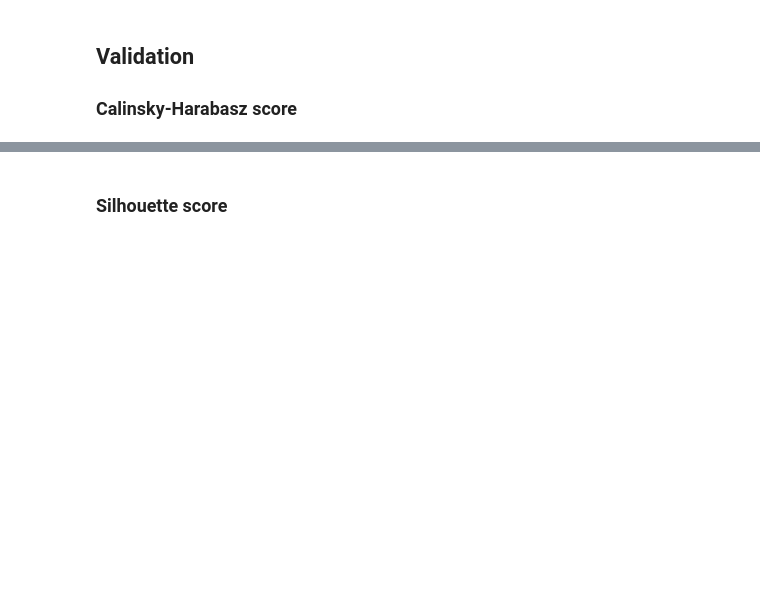
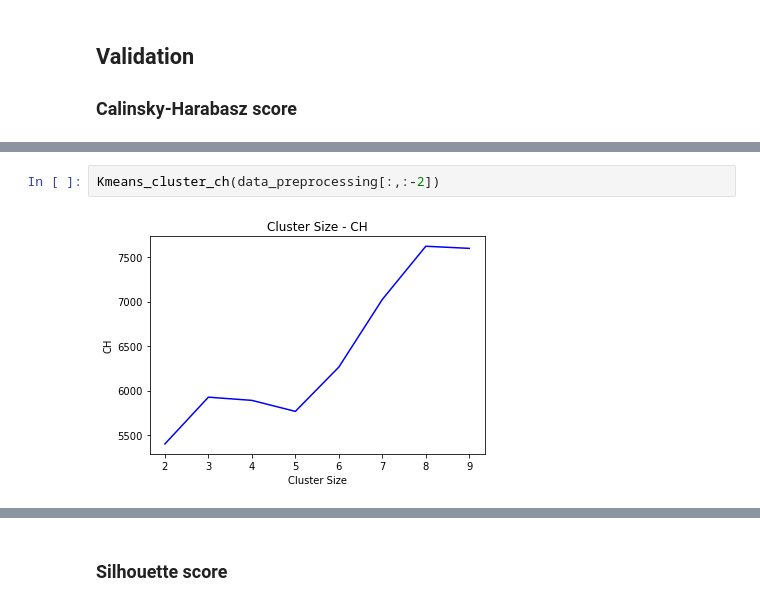
Before and after one commit to acse-yc220/finalProject, a Jupyter notebook: project.ipynb, the cells around one changed output, grey strips where cells are left out. Drawn from its saved outputs; the diff is of its cells as text; blank space fills up the shorter version.

```diff
--- a/project.ipynb
+++ b/project.ipynb
@@ -108,0 +104,4 @@ print(ch)
+# %%
+Kmeans_cluster_ch(data_preprocessing[:,:-2])
+# %% [output]
+[figure, added]
```
Also changed, not shown: parts of 33 cells of this notebook, 1 other file.
